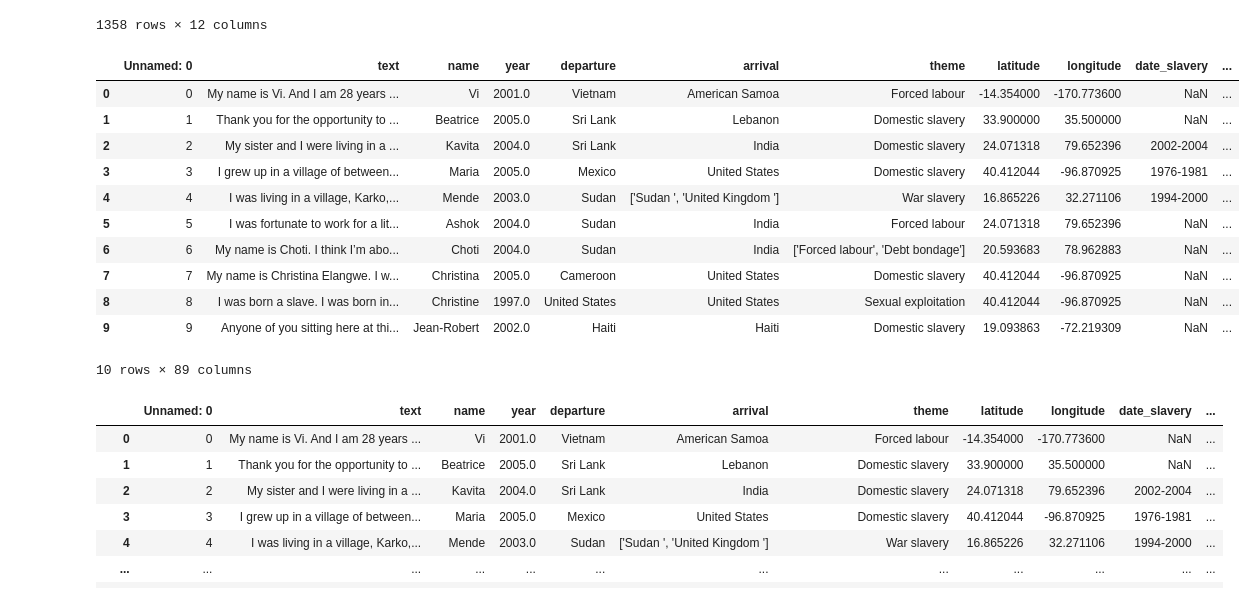
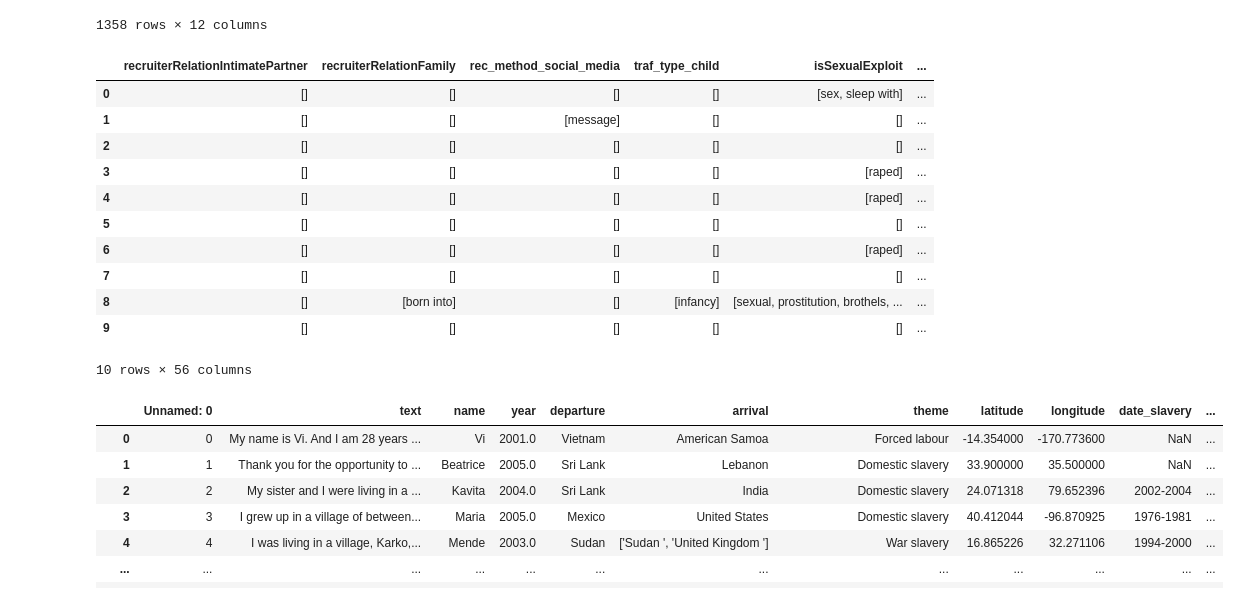
Before and after one commit to lampu98/ht_project, a Jupyter notebook: notebooks/multi_col_pattern_matching_from_json.ipynb, the cells around one changed output. Drawn from its saved outputs; the diff is of its cells as text; code cells hidden in the pictures.

```diff
--- a/notebooks/multi_col_pattern_matching_from_json.ipynb
+++ b/notebooks/multi_col_pattern_matching_from_json.ipynb
@@ -91,20 +91,20 @@ df
 | 1357 | 1357 | I lived with my mother and father... | Nora | 2020 | Nigeria | ['Italy ', 'Libya ', 'Niger '] | too much themes | 41.889499 | 12.528505 | NaN | ... |
 1358 rows × 12 columns
 # %%
-df_nu
+df_nu.iloc[:,33:]
 # %% [output]
-|  | Unnamed: 0 | text | name | year | departure | arrival | theme | latitude | longitude | date_slavery | ... |
-| 0 | 0 | My name is Vi. And I am 28 years ... | Vi | 2001.0 | Vietnam | American Samoa | Forced labour | -14.354000 | -170.773600 | NaN | ... |
-| 1 | 1 | Thank you for the opportunity to ... | Beatrice | 2005.0 | Sri Lank | Lebanon | Domestic slavery | 33.900000 | 35.500000 | NaN | ... |
-| 2 | 2 | My sister and I were living in a ... | Kavita | 2004.0 | Sri Lank | India | Domestic slavery | 24.071318 | 79.652396 | 2002-2004 | ... |
-| 3 | 3 | I grew up in a village of between... | Maria | 2005.0 | Mexico | United States | Domestic slavery | 40.412044 | -96.870925 | 1976-1981 | ... |
-| 4 | 4 | I was living in a village, Karko,... | Mende | 2003.0 | Sudan | ['Sudan ', 'United Kingdom '] | War slavery | 16.865226 | 32.271106 | 1994-2000 | ... |
-| 5 | 5 | I was fortunate to work for a lit... | Ashok | 2004.0 | Sudan | India | Forced labour | 24.071318 | 79.652396 | NaN | ... |
-| 6 | 6 | My name is Choti. I think I’m abo... | Choti | 2004.0 | Sudan | India | ['Forced labour', 'Debt bondage'] | 20.593683 | 78.962883 | NaN | ... |
-| 7 | 7 | My name is Christina Elangwe. I w... | Christina | 2005.0 | Cameroon | United States | Domestic slavery | 40.412044 | -96.870925 | NaN | ... |
-| 8 | 8 | I was born a slave. I was born in... | Christine | 1997.0 | United States | United States | Sexual exploitation | 40.412044 | -96.870925 | NaN | ... |
-| 9 | 9 | Anyone of you sitting here at thi... | Jean-Robert | 2002.0 | Haiti | Haiti | Domestic slavery | 19.093863 | -72.219309 | NaN | ... |
+|  | recruiterRelationIntimatePartner | recruiterRelationFamily | rec_method_social_media | traf_type_child | isSexualExploit | ... |
+| 0 | [] | [] | [] | [] | [sex, sleep with] | ... |
+| 1 | [] | [] | [message] | [] | [] | ... |
+| 2 | [] | [] | [] | [] | [] | ... |
+| 3 | [] | [] | [] | [] | [raped] | ... |
+| 4 | [] | [] | [] | [] | [raped] | ... |
+| 5 | [] | [] | [] | [] | [] | ... |
+| 6 | [] | [] | [] | [] | [raped] | ... |
+| 7 | [] | [] | [] | [] | [] | ... |
+| 8 | [] | [born into] | [] | [infancy] | [sexual, prostitution, brothels, ... | ... |
+| 9 | [] | [] | [] | [] | [] | ... |
-10 rows × 89 columns
+10 rows × 56 columns
 # %%
 df_cols_added = add_wordlist_cols(df, text_col='text', terms_json=TERMS_JSON)
 # %%
```
Also changed, not shown: parts of 2 cells of this notebook, 1 other file.
